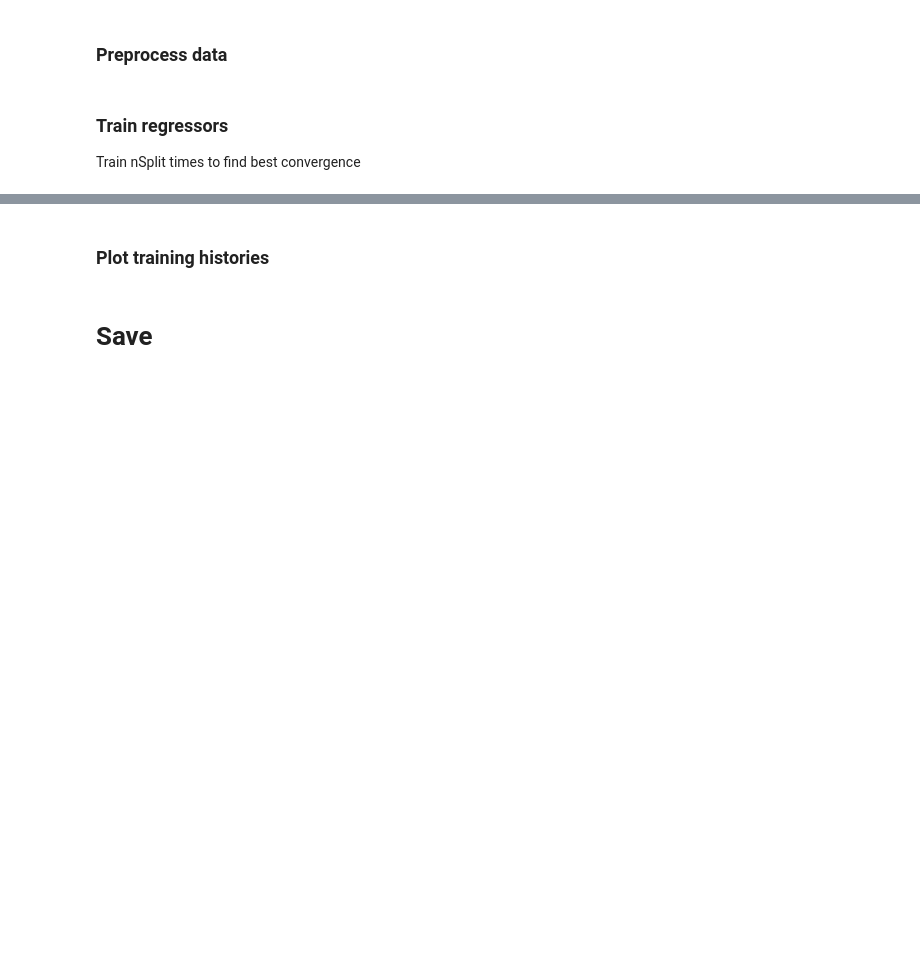
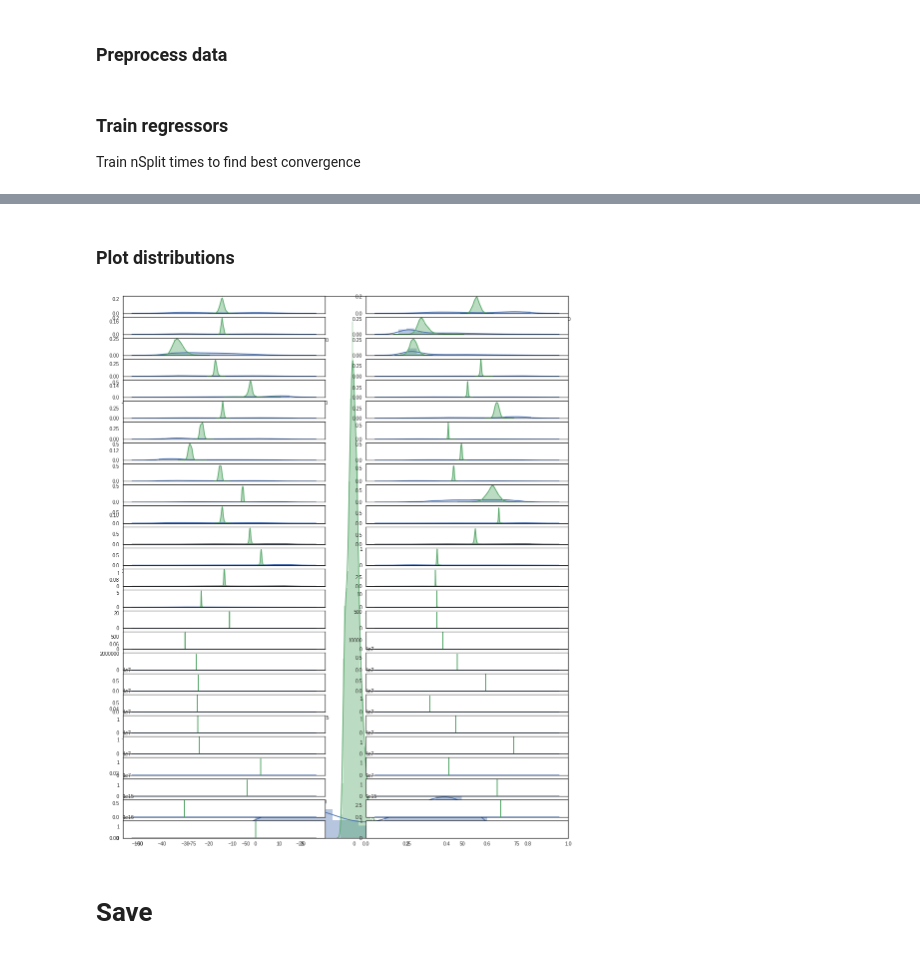
Before and after one commit to SrGonao/estagio, a Jupyter notebook: ML/classifiers/gan/Gan.ipynb, the cells around one changed output, grey strips where cells are left out. Cells and saved outputs as stored; diff of their text form; code cells hidden in the pictures; blank space fills up the shorter version.

```diff
--- a/ML/classifiers/gan/Gan.ipynb
+++ b/ML/classifiers/gan/Gan.ipynb
@@ -353,21 +366,15 @@ ValueError: Error when checking input: expected dense_16_input to have shape (No
 # %% [markdown]
-### Plot training histories
+### Plot distributions
-# %%
-plt.figure(figsize=(16,8))
-if cvTests:
-    for i, history in enumerate(histories):
-        if i == 0:
-            plt.plot(history['loss'], color='g', label='Training')
-            plt.plot(history['val_loss'], color='b', label='Testing')
-        else:
-            plt.plot(history['loss'], color='g')
-            plt.plot(history['val_loss'], color='b')
-    plt.legend(fontsize=16)
-else:
-    for history in histories:
-        plt.plot(history.history['loss'])
-plt.xlabel("Epoch", fontsize=24, color='black')
-plt.ylabel("MSE", fontsize=24, color='black')
+# %%
+fig = plt.figure(figsize=(16,20))
+for i in range(len(finalFeatures)):
+    feature_n=i
+    sns.distplot(G.predict(np.random.normal(size=(1000,150)))[:,feature_n], label=finalFeatures[feature_n])
+    sns.distplot(X_class[:,feature_n], label=finalFeatures[feature_n])
+    fig.add_subplot((len(finalFeatures)+1)//2,2,i+1)
+plt.show()
+# %% [output]
+[figure, added]
 # %% [markdown]
 # Save
 # %%
```
Also changed, not shown: parts of 9 cells of this notebook.
